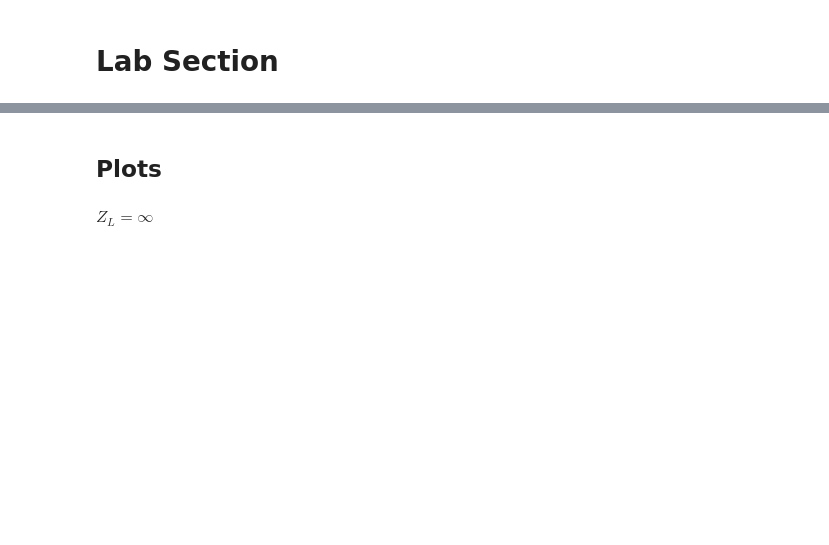
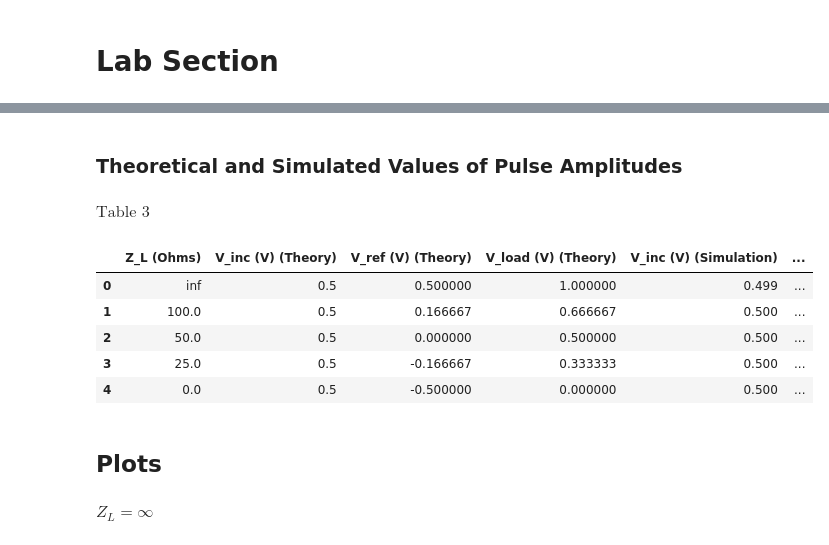
Before and after one commit to mikayla-eckelcifrese/EEE341Labs, a Jupyter notebook: Lab2.ipynb, the cells around one changed output, grey strips where cells are left out. Cells and saved outputs as stored; diff of their text form; code cells hidden in the pictures; blank space fills up the shorter version.

```diff
--- a/Lab2.ipynb
+++ b/Lab2.ipynb
@@ -81,0 +123,19 @@ $\displaystyle \text{Table 1}$
+# %%
+infinity = np.inf
+@vectorize
+def Gamma_L(Z0, ZL):
+  if ZL != infinity:
+    sum = ZL+Z0
+    difference = ZL-Z0
+    return difference/sum
+  else: # limit of above formula, as ZL goes to infinity, is 1
+    return 1.0
+
+
+ZL = [infinity, 100, 50, 25, 0]
+Gamma_Theory = Gamma_L(Z0 = 50, ZL = ZL)
+
+Gamma_simulation = [0.499/0.5, 0.167/0.5, (-4.33E-4)/0.5, -0.166/0.5, -0.499/0.5]
+print('\n')
+display(Math('\\text{Table 2}'))
+DataFrame({'Z_L (Ohms)':ZL, 'Gamma_L (Theory)': Gamma_L(Z0 = 50, ZL = ZL), 'Gamma_L (Simulation)': Gamma_simulation})
@@ -82,3 +150,43 @@ $\displaystyle \text{Table 1}$
+# %% [markdown]
+### Theoretical and Simulated Values of Pulse Amplitudes
+# %%
+@vectorize
+def V_ref(V_inc, Gamma):
+    return V_inc*Gamma
+
+@vectorize
+def V_load(V_inc, V_ref):
+    return V_inc + V_ref
+
+
+V_inc_theory = [0.500] * 5
+
+V_ref_theory = V_ref(V_inc_theory, Gamma_Theory)
+
+V_load_theory = V_load(V_inc_theory, V_ref_theory)
+
+
+V_inc_simulation = [0.499, 0.5, 0.5, 0.5, 0.5]
+
+V_ref_simulation =  [0.499, 0.167, -4.33E-4, -0.166, -0.499]
+
+V_load_simulation = [0.999, 0.666, 0.5, 0.333, 0]
+
+print('\n')
+display(Math('\\text{Table 3}'))
+
+DataFrame({ 'Z_L (Ohms)' : ZL,
+           'V_inc (V) (Theory)': V_inc_theory, 'V_ref (V) (Theory)': V_ref_theory, 'V_load (V) (Theory)': V_load_theory,
+           'V_inc (V) (Simulation)': V_inc_simulation, 'V_ref (V) (Simulation)': V_ref_simulation,
+           'V_load (V) (Simulation)': V_load_simulation})
+# %% [output]
+$\displaystyle \text{Table 3}$
+|  | Z_L (Ohms) | V_inc (V) (Theory) | V_ref (V) (Theory) | V_load (V) (Theory) | V_inc (V) (Simulation) | ... |
+| 0 | inf | 0.5 | 0.500000 | 1.000000 | 0.499 | ... |
+| 1 | 100.0 | 0.5 | 0.166667 | 0.666667 | 0.500 | ... |
+| 2 | 50.0 | 0.5 | 0.000000 | 0.500000 | 0.500 | ... |
+| 3 | 25.0 | 0.5 | -0.166667 | 0.333333 | 0.500 | ... |
+| 4 | 0.0 | 0.5 | -0.500000 | 0.000000 | 0.500 | ... |
 # %% [markdown]
 ## Plots
 # %% [markdown]
```
Also changed, not shown: parts of 15 cells of this notebook.
